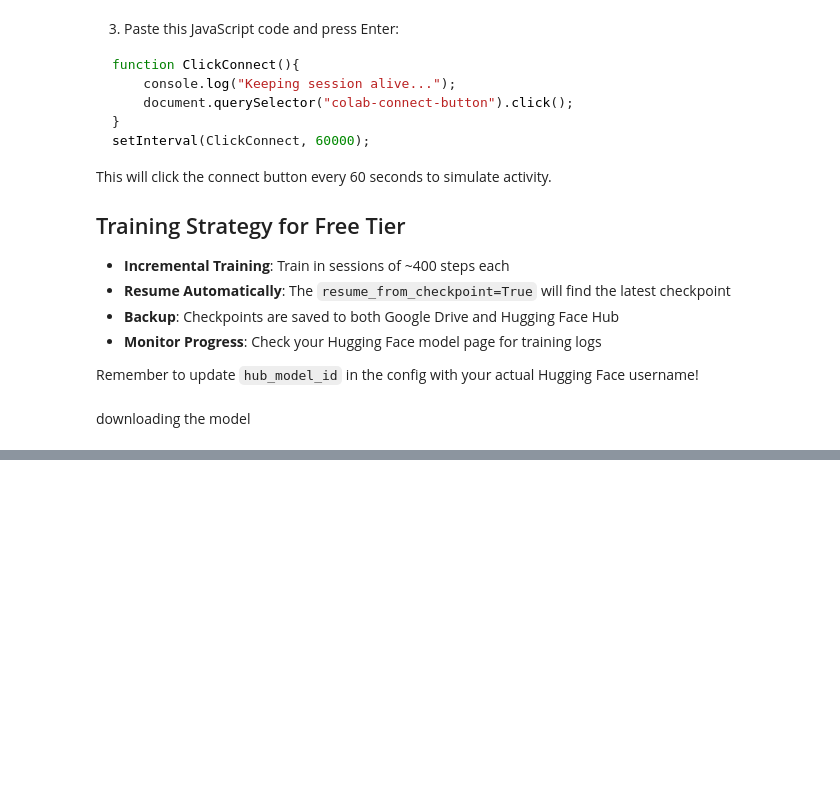
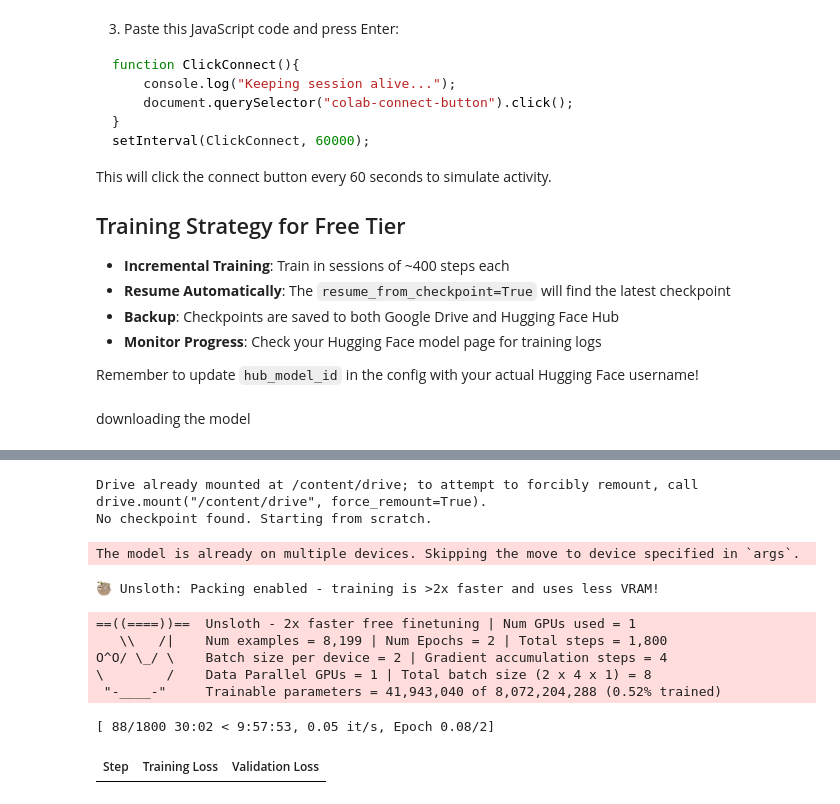
Before and after one commit to VivaanHooda/dtl-mental-health-chatbot, a Jupyter notebook: python/deepseek.ipynb, the cells around one changed output, grey strips where cells are left out. Cells and saved outputs as stored; diff of their text form; code cells hidden in the pictures; blank space fills up the shorter version.

```diff
--- a/python/deepseek.ipynb
+++ b/python/deepseek.ipynb
@@ -164,0 +163,73 @@ trainer.train(resume_from_checkpoint=True)
+# %%
+from google.colab import drive
+import os
+from trl import SFTTrainer, SFTConfig
+from transformers import TrainingArguments
+from unsloth import is_bfloat16_supported
+from transformers.trainer_utils import get_last_checkpoint
+
+# --- 1. MOUNT GOOGLE DRIVE ---
+drive.mount('/content/drive')
+output_dir = "/content/drive/MyDrive/mental-health-deepseek-v1"
+os.makedirs(output_dir, exist_ok=True)
+
+# --- 2. CHECK FOR CHECKPOINTS ---
+# Automatically find the latest save so you don't start from 0
+last_checkpoint = get_last_checkpoint(output_dir)
+
+if last_checkpoint:
+    print(f"Checkpoint found: {last_checkpoint}. Resuming...")
+else:
+    print("No checkpoint found. Starting from scratch.")
+
+# --- 3. CONFIGURE SFT (Cleaning up Warnings) ---
+sft_config = SFTConfig(
+    output_dir=output_dir,
+    dataset_text_field="text",       # Fix: Move from Trainer to Config
+    max_seq_length=1024,            # Change: 1024 is 2x faster than 2048
+    dataset_num_proc=4,             # Fix: Move from Trainer to Config
+    packing=True,                   # Keep: This is your biggest speed booster
+
+    save_strategy="steps",
+    save_steps=100,
+    save_total_limit=2,
+    max_steps=1800,
+    per_device_train_batch_size=2,
+    gradient_accumulation_steps=4,
+    learning_rate=2e-4,
+    fp16=not is_bfloat16_supported(),
+    bf16=is_bfloat16_supported(),
+    logging_steps=1,
+    optim="adamw_8bit",
+    weight_decay=0.01,
+    lr_scheduler_type="linear",
+    seed=3407,
+    eval_strategy="steps",
+    eval_steps=100,
+    push_to_hub=True,
+    hub_model_id="A5CENSION-SRT/mental-health-deepseek-v1",
+)
+
+# --- 4. INITIALIZE TRAINER (Clean Version) ---
+trainer = SFTTrainer(
+    model=model,
+    tokenizer=tokenizer,
+    train_dataset=dataset["train"],
+    eval_dataset=dataset["test"],
+    args=sft_config,                # All dataset args are now inside sft_config
+)
+
+# --- 5. START TRAINING ---
+trainer.train(resume_from_checkpoint=last_checkpoint)
+# %% [output]
+Drive already mounted at /content/drive; to attempt to forcibly remount, call drive.mount("/content/drive", force_remount=True).
+No checkpoint found. Starting from scratch.
+The model is already on multiple devices. Skipping the move to device specified in `args`.
+🦥 Unsloth: Packing enabled - training is >2x faster and uses less VRAM!
+==((====))==  Unsloth - 2x faster free finetuning | Num GPUs used = 1
+   \\   /|    Num examples = 8,199 | Num Epochs = 2 | Total steps = 1,800
+O^O/ \_/ \    Batch size per device = 2 | Gradient accumulation steps = 4
+\        /    Data Parallel GPUs = 1 | Total batch size (2 x 4 x 1) = 8
+ "-____-"     Trainable parameters = 41,943,040 of 8,072,204,288 (0.52% trained)
+[ 88/1800 30:02 < 9:57:53, 0.05 it/s, Epoch 0.08/2]
+| Step | Training Loss | Validation Loss |
```
Also changed, not shown: parts of 8 cells of this notebook.
